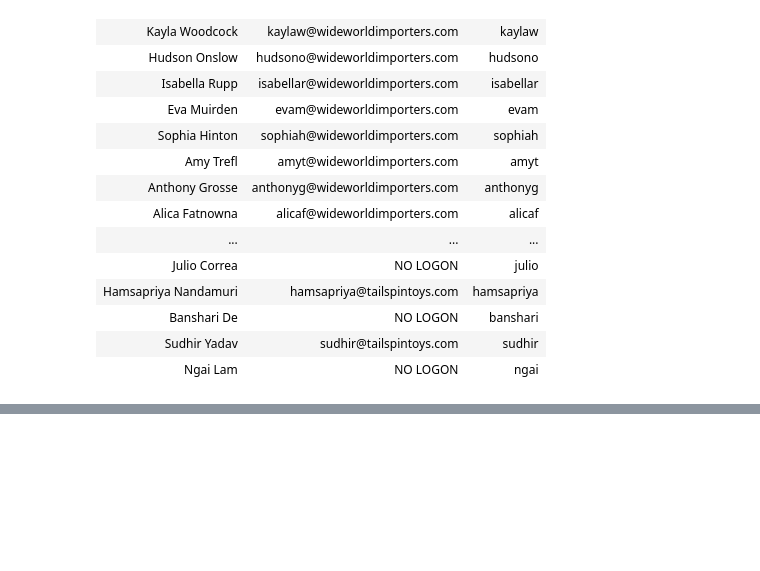
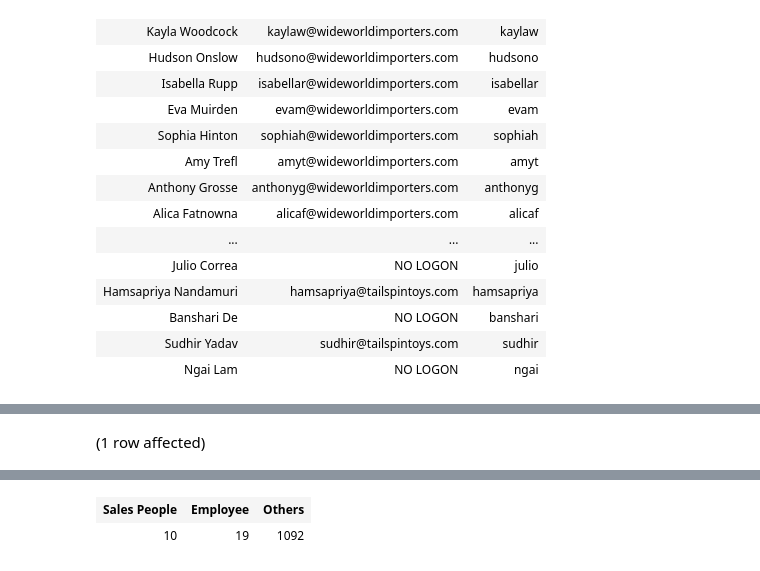
Before and after one commit to mssa-2023-fall/Stack-Overflow, a Jupyter notebook: SQL/SQLQuery/Lesson1.ipynb, the cells around one changed output, grey strips where cells are left out. Saved outputs shown, nothing was run; the diff lists cells and outputs as text; code cells hidden in the pictures; blank space fills up the shorter version.

```diff
--- a/SQL/SQLQuery/Lesson1.ipynb
+++ b/SQL/SQLQuery/Lesson1.ipynb
@@ -69,0 +61,5 @@ Total execution time: 00:00:00.140
+# %%
+SELECT COUNT(IIF(IsSalesperson=1, 1, null)) AS [Sales People]
+, COUNT(IIF(IsEmployee=1, 1, null)) AS [Employee], COUNT(IIF(IsSalesperson=1, null, IIF(IsEmployee=1, null, 1))) AS [Others]
+FROM Application.People
+# %% [output]
@@ -69,0 +67 @@ Total execution time: 00:00:00.140
+(1 row affected)
@@ -69,0 +69,2 @@ Total execution time: 00:00:00.140
+| Sales People | Employee | Others |
+| 10 | 19 | 1092 |
```
Also changed, not shown: parts of 9 cells of this notebook.
